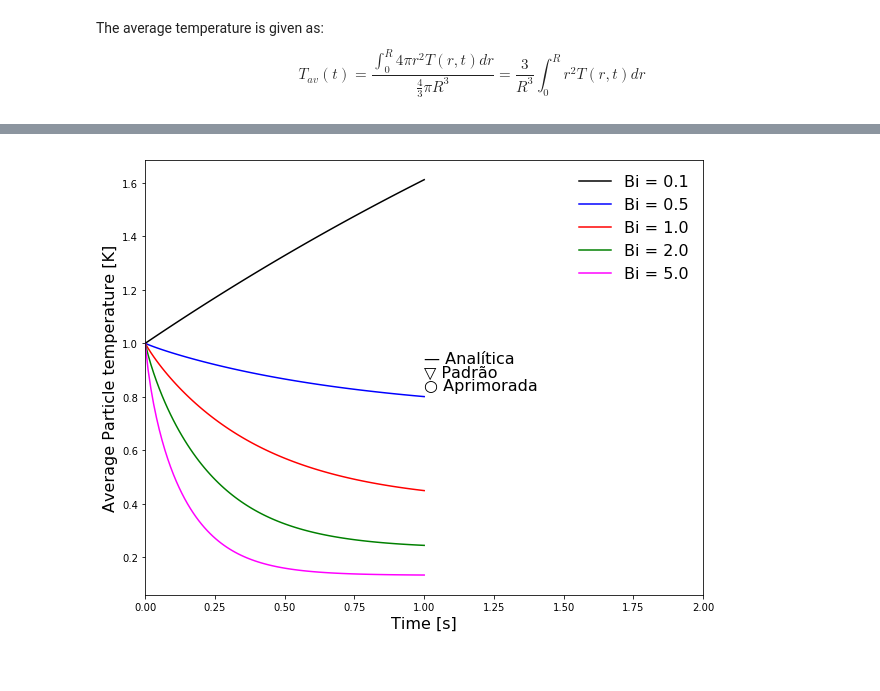
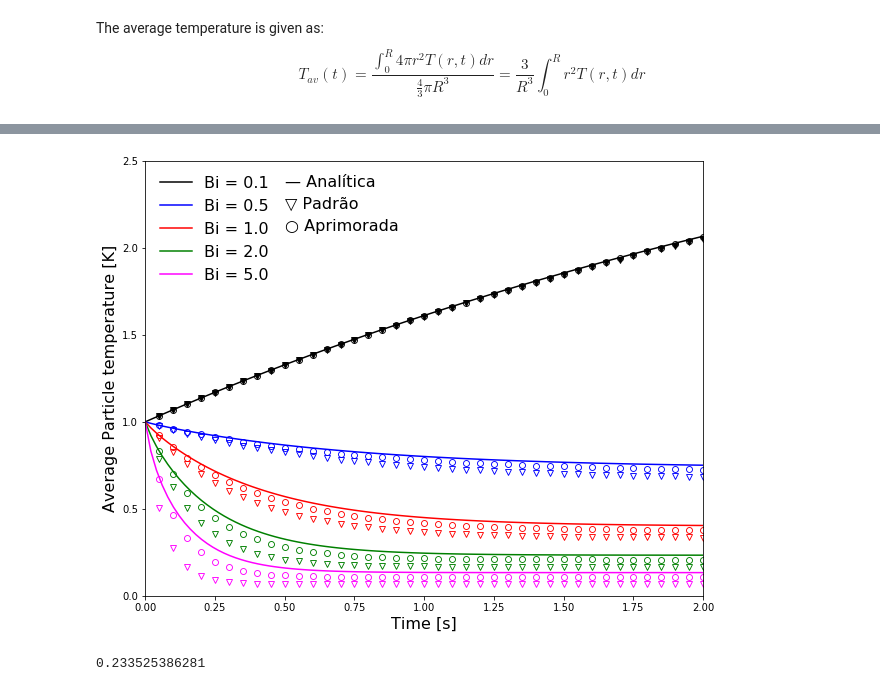
Before and after one commit to lucillalmeida/doutorado-validacoes, a Jupyter notebook: cooling_particle/Post-processing/Transient heat conduction in a solid sphere with convective boundary and heat source -comparison.ipynb, the cells around one changed output, grey strips where cells are left out. Drawn from its saved outputs; the diff is of its cells as text; code cells hidden in the pictures.

```diff
--- a/cooling_particle/Post-processing/Transient heat conduction in a solid sphere with convective boundary and heat source -comparison.ipynb
+++ b/cooling_particle/Post-processing/Transient heat conduction in a solid sphere with convective boundary and heat source -comparison.ipynb
@@ -274,92 +274,95 @@ Biot =  [ 0.1  0.5  1.   2.   5. ]
 # %%
 #Standard
 
-Rocky_zero_way_Bi01_standard = open("temperature_bi_01_standard.csv", 'r')
+Rocky_zero_way_Bi01_standard = open("temperature_bi_01_g1_standard.csv", 'r')
 t_zero_way_Bi01_standard, temp_zero_way_Bi01_standard = np.loadtxt(Rocky_zero_way_Bi01_standard, delimiter = ',', skiprows = 1, unpack = True)
 Rocky_zero_way_Bi01_standard.close()
 
-Rocky_zero_way_Bi05_standard = open("temperature_bi_05_standard.csv", 'r')
+Rocky_zero_way_Bi05_standard = open("temperature_bi_05_g1_standard.csv", 'r')
 t_zero_way_Bi05_standard, temp_zero_way_Bi05_standard = np.loadtxt(Rocky_zero_way_Bi05_standard, delimiter = ',', skiprows = 1, unpack = True)
 Rocky_zero_way_Bi05_standard.close()
 
-Rocky_zero_way_Bi1_standard = open("temperature_bi_1_standard.csv", 'r')
+Rocky_zero_way_Bi1_standard = open("temperature_bi_1_g1_standard.csv", 'r')
 t_zero_way_Bi1_standard, temp_zero_way_Bi1_standard = np.loadtxt(Rocky_zero_way_Bi1_standard, delimiter = ',', skiprows = 1, unpack = True)
 Rocky_zero_way_Bi1_standard.close()
 
-Rocky_zero_way_Bi2_standard = open("temperature_bi_2_standard.csv", 'r')
+Rocky_zero_way_Bi2_standard = open("temperature_bi_2_g1_standard.csv", 'r')
 t_zero_way_Bi2_standard, temp_zero_way_Bi2_standard = np.loadtxt(Rocky_zero_way_Bi2_standard, delimiter = ',', skiprows = 1, unpack = True)
 Rocky_zero_way_Bi2_standard.close()
 
-Rocky_zero_way_Bi5_standard = open("temperature_bi_5_standard.csv", 'r')
+Rocky_zero_way_Bi5_standard = open("temperature_bi_5_g1_standard.csv", 'r')
 t_zero_way_Bi5_standard, temp_zero_way_Bi5_standard = np.loadtxt(Rocky_zero_way_Bi5_standard, delimiter = ',', skiprows = 1, unpack = True)
 Rocky_zero_way_Bi5_standard.close()
 
 #Improved
 
-Rocky_zero_way_Bi01_improved = open("temperature_bi_01_improved.csv", 'r')
+Rocky_zero_way_Bi01_improved = open("temperature_bi_01_g1_improved.csv", 'r')
 t_zero_way_Bi01_improved, temp_zero_way_Bi01_improved = np.loadtxt(Rocky_zero_way_Bi01_improved, delimiter = ',', skiprows = 1, unpack = True)
 Rocky_zero_way_Bi01_improved.close()
 
-Rocky_zero_way_Bi05_improved = open("temperature_bi_05_improved.csv", 'r')
+Rocky_zero_way_Bi05_improved = open("temperature_bi_05_g1_improved.csv", 'r')
 t_zero_way_Bi05_improved, temp_zero_way_Bi05_improved = np.loadtxt(Rocky_zero_way_Bi05_improved, delimiter = ',', skiprows = 1, unpack = True)
 Rocky_zero_way_Bi05_improved.close()
 
-Rocky_zero_way_Bi1_improved = open("temperature_bi_1_improved.csv", 'r')
+Rocky_zero_way_Bi1_improved = open("temperature_bi_1_g1_improved.csv", 'r')
 t_zero_way_Bi1_improved, temp_zero_way_Bi1_improved = np.loadtxt(Rocky_zero_way_Bi1_improved, delimiter = ',', skiprows = 1, unpack = True)
 Rocky_zero_way_Bi1_improved.close()
 
-Rocky_zero_way_Bi2_improved = open("temperature_bi_2_improved.csv", 'r')
+Rocky_zero_way_Bi2_improved = open("temperature_bi_2_g1_improved.csv", 'r')
 t_zero_way_Bi2_improved, temp_zero_way_Bi2_improved = np.loadtxt(Rocky_zero_way_Bi2_improved, delimiter = ',', skiprows = 1, unpack = True)
 Rocky_zero_way_Bi2_improved.close()
 
-Rocky_zero_way_Bi5_improved = open("temperature_bi_5_improved.csv", 'r')
+Rocky_zero_way_Bi5_improved = open("temperature_bi_5_g1_improved.csv", 'r')
 t_zero_way_Bi5_improved, temp_zero_way_Bi5_improved = np.loadtxt(Rocky_zero_way_Bi5_improved, delimiter = ',', skiprows = 1, unpack = True)
 Rocky_zero_way_Bi5_standard.close()
 # %%
 plt.rcParams["figure.figsize"] = (10.0, 8.0)
 #plt.plot(t,temperature_list[0], linestyle = "-", color = "black", label = "Analítica (Bi = {0:.1f})".format(Biot[0]))
 #plt.plot(t,temperature_list[1], linestyle = "-", color = "blue", label = "Analítica (Bi = {0:.1f})".format(Biot[1]))
 #plt.plot(t,temperature_list[2], linestyle = "-", color = "red", label = "Analítica (Bi = {0:.1f})".format(Biot[2]))
 
 plt.plot(t,average_temperature_list[0], linestyle = "-", color = "black", label = "Bi = {0:.1f}".format(Biot[0]))
 plt.plot(t,average_temperature_list[1], linestyle = "-", color = "blue", label = "Bi = {0:.1f}".format(Biot[1]))
 plt.plot(t,average_temperature_list[2], linestyle = "-", color = "red", label = "Bi = {0:.1f}".format(Biot[2]))
 plt.plot(t,average_temperature_list[3], linestyle = "-", color = "green", label = "Bi = {0:.1f}".format(Biot[3]))
 plt.plot(t,average_temperature_list[4], linestyle = "-", color = "magenta", label = "Bi = {0:.1f}".format(Biot[4]))
 
-#plt.plot(t_zero_way_Bi01_standard, temp_zero_way_Bi01_standard, linestyle = "None", marker = 'v', markeredgecolor = "black",
-#         markeredgewidth = 0.9, markevery=1, markerfacecolor = "black")
-#plt.plot(t_zero_way_Bi05_standard, temp_zero_way_Bi05_standard, linestyle = "None", marker = 'v', markeredgecolor = "blue",
-#         markeredgewidth = 0.9, markevery=1, markerfacecolor = "none")
-#plt.plot(t_zero_way_Bi1_standard, temp_zero_way_Bi1_standard, linestyle = "None", marker = 'v', markeredgecolor = "red",
-#         markeredgewidth = 0.9, markevery=1, markerfacecolor = "none")
-#plt.plot(t_zero_way_Bi2_standard, temp_zero_way_Bi2_standard, linestyle = "None", marker = 'v', markeredgecolor = "green",
-#         markeredgewidth = 0.9, markevery=1, markerfacecolor = "none")
-#plt.plot(t_zero_way_Bi5_standard, temp_zero_way_Bi5_standard, linestyle = "None", marker = 'v', markeredgecolor = "magenta",
-#         markeredgewidth = 0.9, markevery=1, markerfacecolor = "none")
+plt.plot(t_zero_way_Bi01_standard, temp_zero_way_Bi01_standard, linestyle = "None", marker = 'v', markeredgecolor = "black",
+         markeredgewidth = 0.9, markevery=1, markerfacecolor = "black")
+plt.plot(t_zero_way_Bi05_standard, temp_zero_way_Bi05_standard, linestyle = "None", marker = 'v', markeredgecolor = "blue",
+         markeredgewidth = 0.9, markevery=1, markerfacecolor = "none")
+plt.plot(t_zero_way_Bi1_standard, temp_zero_way_Bi1_standard, linestyle = "None", marker = 'v', markeredgecolor = "red",
+         markeredgewidth = 0.9, markevery=1, markerfacecolor = "none")
+plt.plot(t_zero_way_Bi2_standard, temp_zero_way_Bi2_standard, linestyle = "None", marker = 'v', markeredgecolor = "green",
+         markeredgewidth = 0.9, markevery=1, markerfacecolor = "none")
+plt.plot(t_zero_way_Bi5_standard, temp_zero_way_Bi5_standard, linestyle = "None", marker = 'v', markeredgecolor = "magenta",
+         markeredgewidth = 0.9, markevery=1, markerfacecolor = "none")
 
 
-#plt.plot(t_zero_way_Bi01_improved, temp_zero_way_Bi01_improved, linestyle = "None", marker = 'o', markeredgecolor = "black",
-#         markeredgewidth = 0.9, markevery=1, markerfacecolor = "none")
-#plt.plot(t_zero_way_Bi05_improved, temp_zero_way_Bi05_improved, linestyle = "None", marker = 'o', markeredgecolor = "blue",
-#         markeredgewidth = 0.9, markevery=1, markerfacecolor = "none")
-#plt.plot(t_zero_way_Bi1_improved, temp_zero_way_Bi1_improved, linestyle = "None", marker = 'o', markeredgecolor = "red",
-#         markeredgewidth = 0.9, markevery=1, markerfacecolor = "none")
-#plt.plot(t_zero_way_Bi2_improved, temp_zero_way_Bi2_improved, linestyle = "None", marker = 'o', markeredgecolor = "green",
-#         markeredgewidth = 0.9, markevery=1, markerfacecolor = "none")
-#plt.plot(t_zero_way_Bi5_improved, temp_zero_way_Bi5_improved, linestyle = "None", marker = 'o', markeredgecolor = "magenta",
-#         markeredgewidth = 0.9, markevery=1, markerfacecolor = "none")
+plt.plot(t_zero_way_Bi01_improved, temp_zero_way_Bi01_improved, linestyle = "None", marker = 'o', markeredgecolor = "black",
+         markeredgewidth = 0.9, markevery=1, markerfacecolor = "none")
+plt.plot(t_zero_way_Bi05_improved, temp_zero_way_Bi05_improved, linestyle = "None", marker = 'o', markeredgecolor = "blue",
+         markeredgewidth = 0.9, markevery=1, markerfacecolor = "none")
+plt.plot(t_zero_way_Bi1_improved, temp_zero_way_Bi1_improved, linestyle = "None", marker = 'o', markeredgecolor = "red",
+         markeredgewidth = 0.9, markevery=1, markerfacecolor = "none")
+plt.plot(t_zero_way_Bi2_improved, temp_zero_way_Bi2_improved, linestyle = "None", marker = 'o', markeredgecolor = "green",
+         markeredgewidth = 0.9, markevery=1, markerfacecolor = "none")
+plt.plot(t_zero_way_Bi5_improved, temp_zero_way_Bi5_improved, linestyle = "None", marker = 'o', markeredgecolor = "magenta",
+         markeredgewidth = 0.9, markevery=1, markerfacecolor = "none")
 plt.xlim(0, 2)
-#plt.ylim(0, 1)
-plt.legend(fontsize=16, loc='upper right', frameon=False)
+plt.ylim(0, 2.5)
+plt.legend(fontsize=16, loc='upper left', frameon=False)
 plt.ylabel('Average Particle temperature [K]', fontsize=16)
 plt.xlabel('Time [s]', fontsize=16)
-plt.annotate('\u2014 Analítica',xy=(1.0, 0.925), fontsize=16)
-plt.annotate('\u25BD Padrão', xy=(1.0, 0.875), fontsize=16)
-plt.annotate('\u25CB Aprimorada', xy=(1.0, 0.825), fontsize=16)
+plt.annotate('\u2014 Analítica',xy=(0.5, 2.35), fontsize=16)
+plt.annotate('\u25BD Padrão', xy=(0.5, 2.225), fontsize=16)
+plt.annotate('\u25CB Aprimorada', xy=(0.5, 2.10), fontsize=16)
 plt.show()
+
+print(average_temperature_list[3][-1])
 # %% [output]
-[figure, old version]
+[figure, new version]
+0.233525386281
 # %%
 plt.rcParams["figure.figsize"] = (10.0, 8.0)
 plt.plot(t,temperature_list[0], linestyle = "--", color = "black")
```
Also changed, not shown: parts of 3 cells of this notebook, 10 other files.
